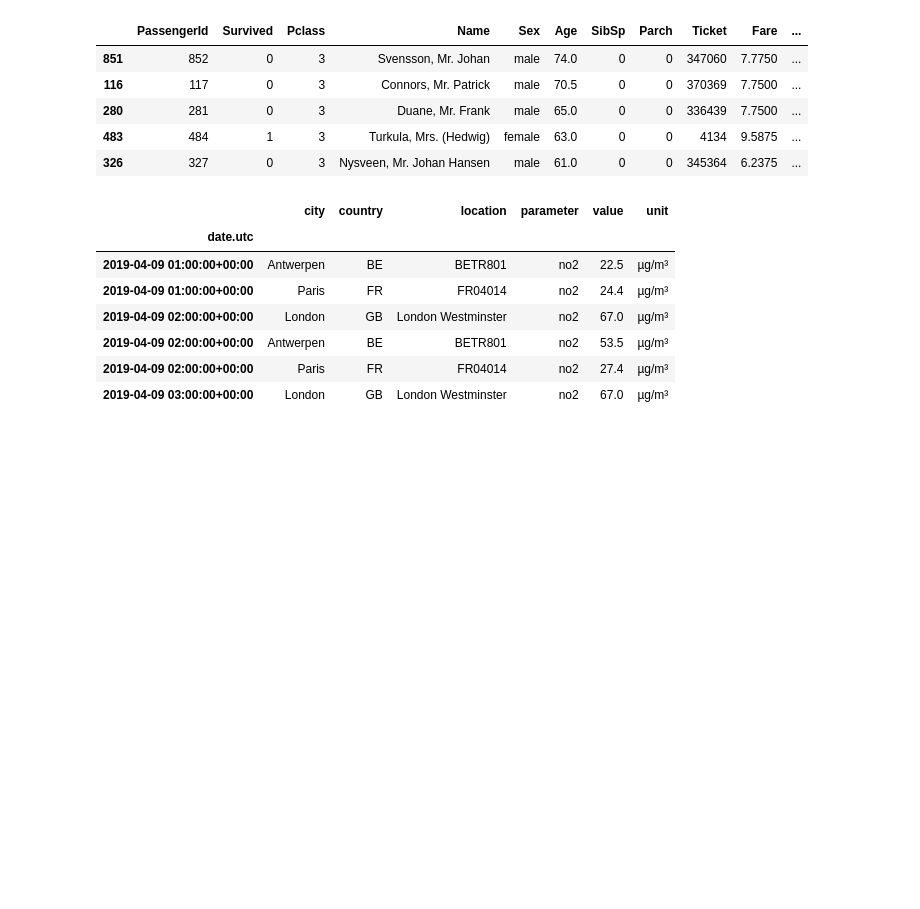
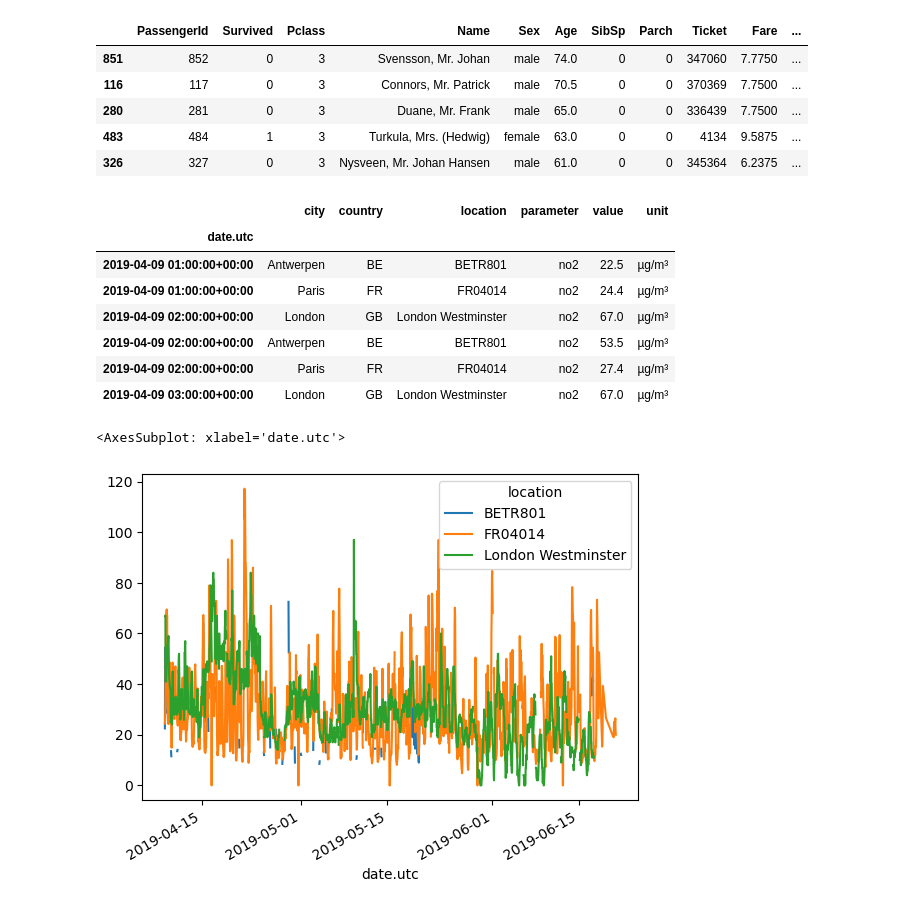
Before and after one commit to ClemouDouard/Pandas_doc, a Jupyter notebook: src/start.ipynb, the cells around one changed output. Saved outputs shown, nothing was run; the diff lists cells and outputs as text; code cells hidden in the pictures; blank space fills up the shorter version.

```diff
--- a/src/start.ipynb
+++ b/src/start.ipynb
@@ -424,3 +424,8 @@ no2_subset
 | 2019-04-09 02:00:00+00:00 | Antwerpen | BE | BETR801 | no2 | 53.5 | µg/m³ |
 | 2019-04-09 02:00:00+00:00 | Paris | FR | FR04014 | no2 | 27.4 | µg/m³ |
 | 2019-04-09 03:00:00+00:00 | London | GB | London Westminster | no2 | 67.0 | µg/m³ |
+# %%
+no2.pivot(columns="location", values="value").plot()
+# %% [output]
+<AxesSubplot: xlabel='date.utc'>
+[figure, added]
```
Also changed, not shown: parts of 2 cells of this notebook, 1 other file.
